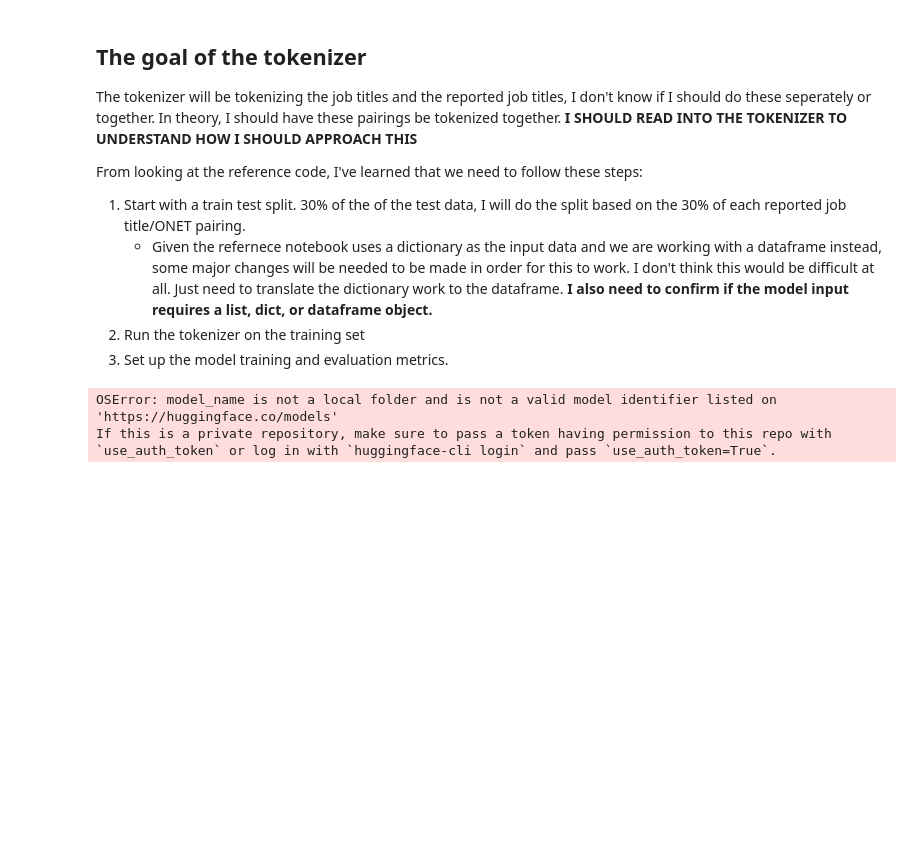
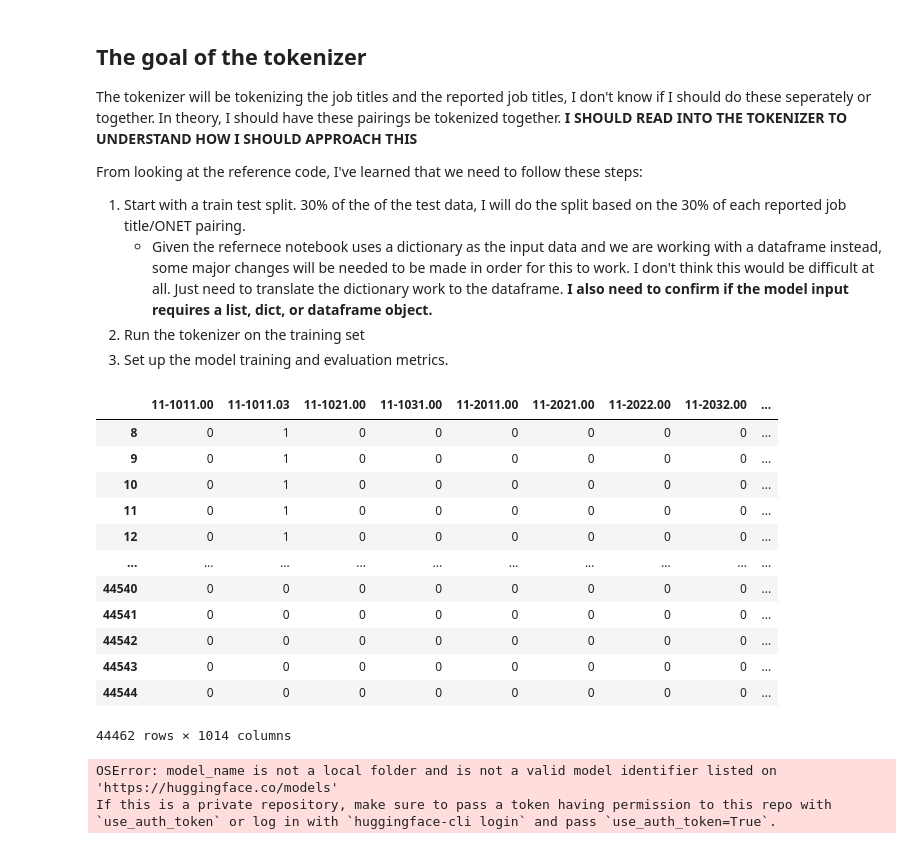
Before and after one commit to OhOmah/ResumeSkillExtraction, a Jupyter notebook: step1DataExploration/JobToONETMatching.ipynb, the cells around one changed output. Cells and saved outputs as stored; diff of their text form; code cells hidden in the pictures; blank space fills up the shorter version.

```diff
--- a/step1DataExploration/JobToONETMatching.ipynb
+++ b/step1DataExploration/JobToONETMatching.ipynb
@@ -52,3 +46,24 @@ def tt_split(df):
+# %%
+# test the code
+label_df = onet_df.drop(columns=['Reported_Jobs'])
+
+onet = '11-1011.00'
+
+onet_df[onet_df[onet] == 0]
+# %% [output]
+|  | 11-1011.00 | 11-1011.03 | 11-1021.00 | 11-1031.00 | 11-2011.00 | 11-2021.00 | 11-2022.00 | 11-2032.00 | ... |
+| 8 | 0 | 1 | 0 | 0 | 0 | 0 | 0 | 0 | ... |
+| 9 | 0 | 1 | 0 | 0 | 0 | 0 | 0 | 0 | ... |
+| 10 | 0 | 1 | 0 | 0 | 0 | 0 | 0 | 0 | ... |
+| 11 | 0 | 1 | 0 | 0 | 0 | 0 | 0 | 0 | ... |
+| 12 | 0 | 1 | 0 | 0 | 0 | 0 | 0 | 0 | ... |
+| ... | ... | ... | ... | ... | ... | ... | ... | ... | ... |
+| 44540 | 0 | 0 | 0 | 0 | 0 | 0 | 0 | 0 | ... |
+| 44541 | 0 | 0 | 0 | 0 | 0 | 0 | 0 | 0 | ... |
+| 44542 | 0 | 0 | 0 | 0 | 0 | 0 | 0 | 0 | ... |
+| 44543 | 0 | 0 | 0 | 0 | 0 | 0 | 0 | 0 | ... |
+| 44544 | 0 | 0 | 0 | 0 | 0 | 0 | 0 | 0 | ... |
+44462 rows × 1014 columns
 # %%
 # use Autotokenizer from hugging face, function sourced from
 
```
Also changed, not shown: parts of 4 cells of this notebook, 1 other file.
